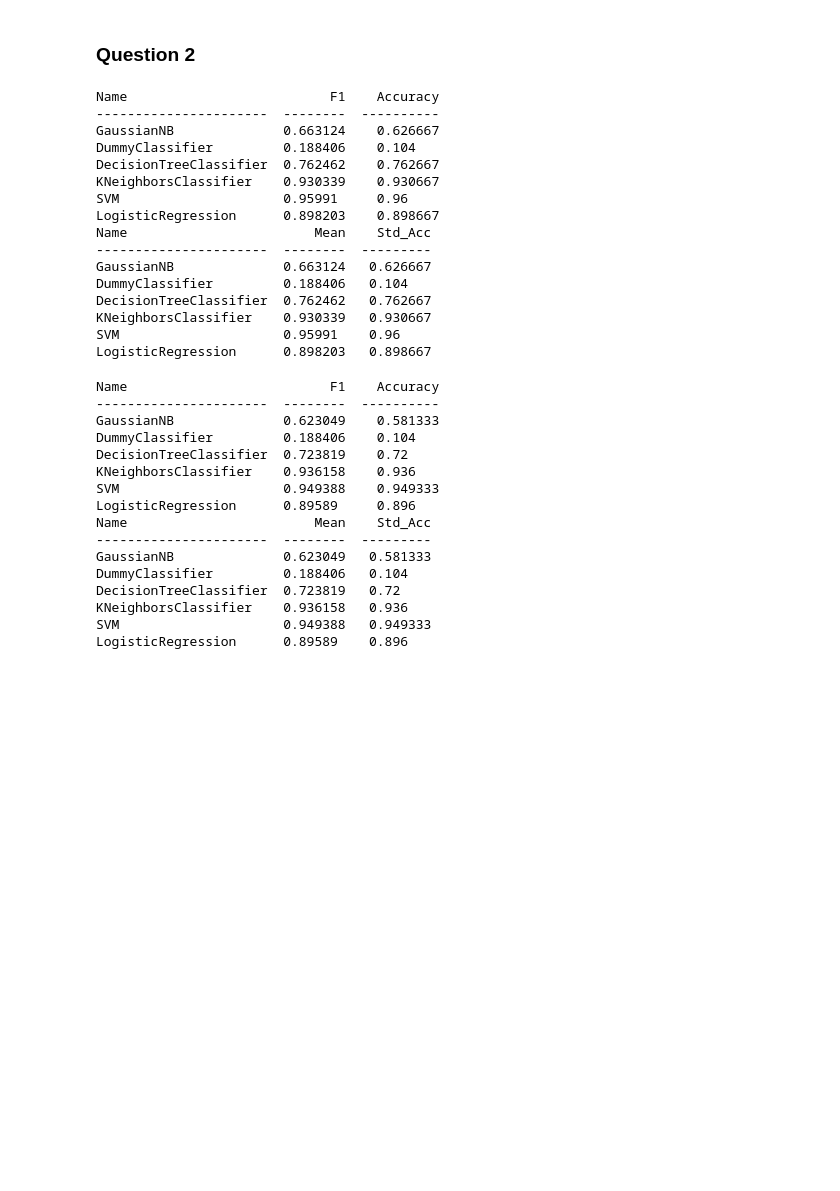
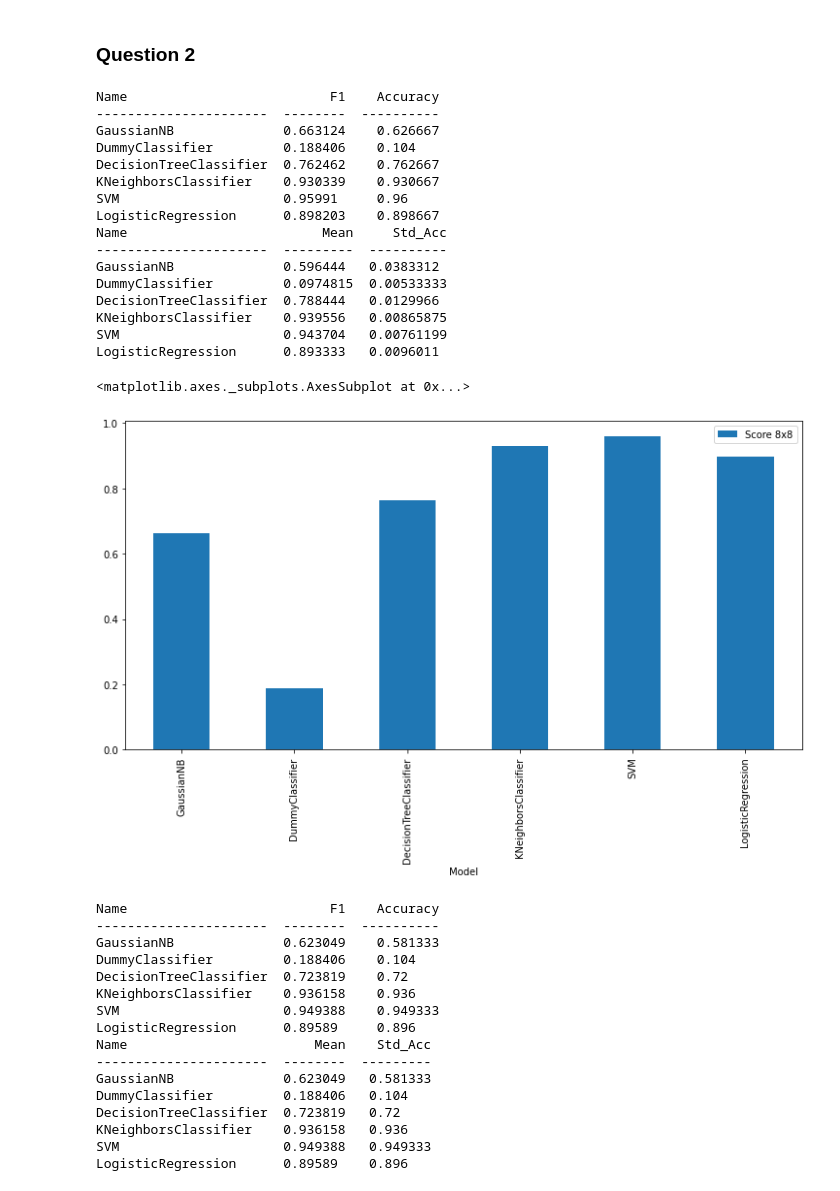
Before and after one commit to rkochar/MLAssignment, a Jupyter notebook: assignement/MNIST/GROUP_problem_mnist.ipynb, the cells around one changed output. Cells and saved outputs as stored; diff of their text form; code cells hidden in the pictures; blank space fills up the shorter version.

```diff
--- a/assignement/MNIST/GROUP_problem_mnist.ipynb
+++ b/assignement/MNIST/GROUP_problem_mnist.ipynb
@@ -167,10 +192,10 @@ def kfold_fit_eval(X_train, y_train):
     return table2
 # %%
 # X_kfold_train, table =
-table = fit_predict(X8_train, X8_test, y8_train, y8_test)
-table2 = kfold_fit_eval(X8_train, y8_train)
-print(tabulate(table, headers=['Name', 'F1', 'Accuracy']))
-print(tabulate(table, headers=['Name', 'Mean', 'Std_Acc']))
+table_8 = fit_predict(X8_train, X8_test, y8_train, y8_test)
+table2_8 = kfold_fit_eval(X8_train, y8_train)
+print(tabulate(table_8, headers=['Name', 'F1', 'Accuracy']))
+print(tabulate(table2_8, headers=['Name', 'Mean', 'Std_Acc']))
 # %% [output]
 Name                          F1    Accuracy
 ----------------------  --------  ----------
@@ -180,11 +205,24 @@ DecisionTreeClassifier  0.762462    0.762667
 KNeighborsClassifier    0.930339    0.930667
 SVM                     0.95991     0.96
 LogisticRegression      0.898203    0.898667
-Name                        Mean    Std_Acc
-----------------------  --------  ---------
-GaussianNB              0.663124   0.626667
-DummyClassifier         0.188406   0.104
-DecisionTreeClassifier  0.762462   0.762667
-KNeighborsClassifier    0.930339   0.930667
-SVM                     0.95991    0.96
-LogisticRegression      0.898203   0.898667
+Name                         Mean     Std_Acc
+----------------------  ---------  ----------
+GaussianNB              0.596444   0.0383312
+DummyClassifier         0.0974815  0.00533333
+DecisionTreeClassifier  0.788444   0.0129966
+KNeighborsClassifier    0.939556   0.00865875
+SVM                     0.943704   0.00761199
+LogisticRegression      0.893333   0.0096011
+# %%
+graph = [['GaussianNB', 0.663124],
+['DummyClassifier', 0.188406],
+['DecisionTreeClassifier', 0.762462],
+['KNeighborsClassifier', 0.930339],
+['SVM', 0.95991],
+['LogisticRegression', 0.898203]]
+
+df = pd.DataFrame(graph, columns=["Model", "Score 8x8",])
+df.plot.bar('Model', ["Score 8x8"], figsize=(12.5,6.25))
+# %% [output]
+<matplotlib.axes._subplots.AxesSubplot at 0x...>
+[figure, added]
```
Also changed, not shown: parts of 22 cells of this notebook.
